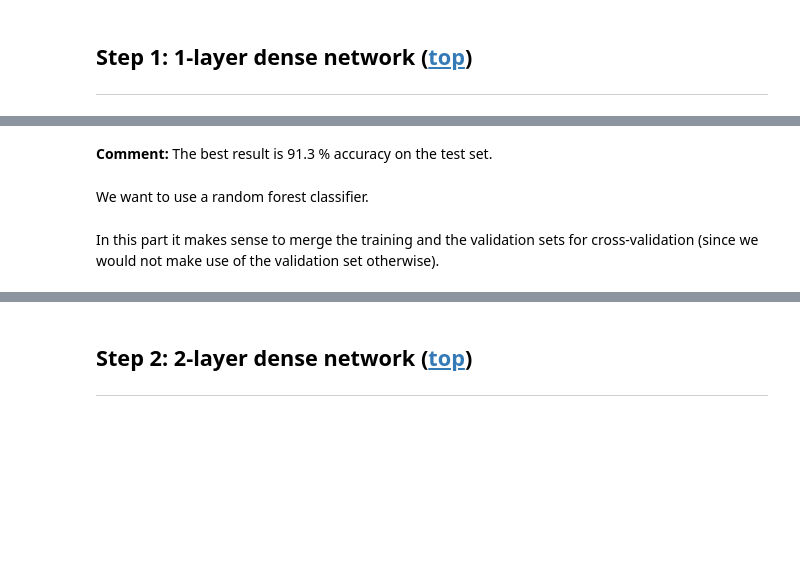
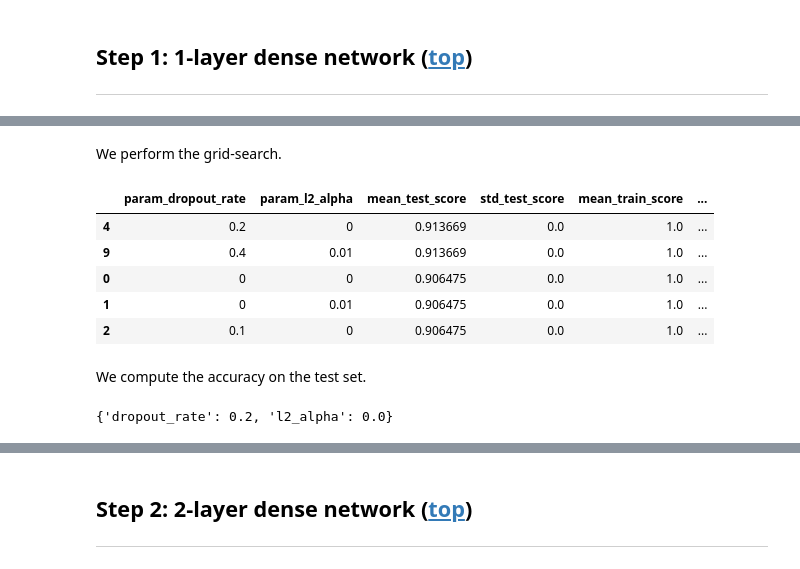
Before and after one commit to jeanrichard/epflx-adsml19-course4-project, a Jupyter notebook: 07_Dense_networks.ipynb, the cells around one changed output, grey strips where cells are left out. Cells and saved outputs as stored; diff of their text form; code cells hidden in the pictures; blank space fills up the shorter version.

Commit message:
Part 07: Work-in-progress

```diff
--- a/07_Dense_networks.ipynb
+++ b/07_Dense_networks.ipynb
@@ -235,6 +164,47 @@ df_results.head()
+# %%
+X_train_large = np.concatenate([X_train, X_valid])
+y_train_large = np.concatenate([y_train, y_valid])
+F_train_large = np.concatenate([F_train, F_valid])
+N_train_large = np.concatenate([N_train, N_valid])
+# %% [markdown]
+We perform the grid-search.
+# %%
+# Try to make computations deterministic.
+utils.reset_seeds()
+
+model1 = keras.wrappers.scikit_learn.KerasClassifier(build_fn=build_model1)
+
+# Compute the weight of each class.
+class_weight = utils.get_class_weight(y_train_large)
+
+# Compute the indices of the training and validation sets.
+idx_train = np.arange(0, len(y_train))
+idx_test = np.arange(len(y_train), len(y_train) + len(y_valid))
+cv = [(idx_train, idx_test)]
+
+nn_gscv1 = GridSearchCV(model1, param_grid1, n_jobs=-1, iid=False, refit=True, cv=cv, return_train_score=True)
+
+# Fit/evaluate the estimator.
+nn_gscv1.fit(F_train_large, y_train_large,
+             batch_size=32, epochs=50, verbose=0,
+             shuffle=True, class_weight=class_weight);
+# %%
+df_report1 = (
+    pd
+    .DataFrame(nn_gscv1.cv_results_)
+    .sort_values(by='mean_test_score', ascending=False)
+)
+df_report1[['param_dropout_rate', 'param_l2_alpha', 'mean_test_score', 'std_test_score', 'mean_train_score', 'std_train_score']].head()
+# %% [output]
+|  | param_dropout_rate | param_l2_alpha | mean_test_score | std_test_score | mean_train_score | ... |
+| 4 | 0.2 | 0 | 0.913669 | 0.0 | 1.0 | ... |
+| 9 | 0.4 | 0.01 | 0.913669 | 0.0 | 1.0 | ... |
+| 0 | 0 | 0 | 0.906475 | 0.0 | 1.0 | ... |
+| 1 | 0 | 0.01 | 0.906475 | 0.0 | 1.0 | ... |
+| 2 | 0.1 | 0 | 0.906475 | 0.0 | 1.0 | ... |
 # %% [markdown]
-**Comment:** The best result is 91.3 % accuracy on the test set.
+We compute the accuracy on the test set.
-# %% [markdown]
-We want to use a random forest classifier.
-# %% [markdown]
-In this part it makes sense to merge the training and the validation sets for cross-validation (since we would not make use of the validation set otherwise).
+# %%
+nn_gscv1.best_params_
+# %% [output]
+{'dropout_rate': 0.2, 'l2_alpha': 0.0}
```
Also changed, not shown: parts of 40 cells of this notebook, 9 other files.
